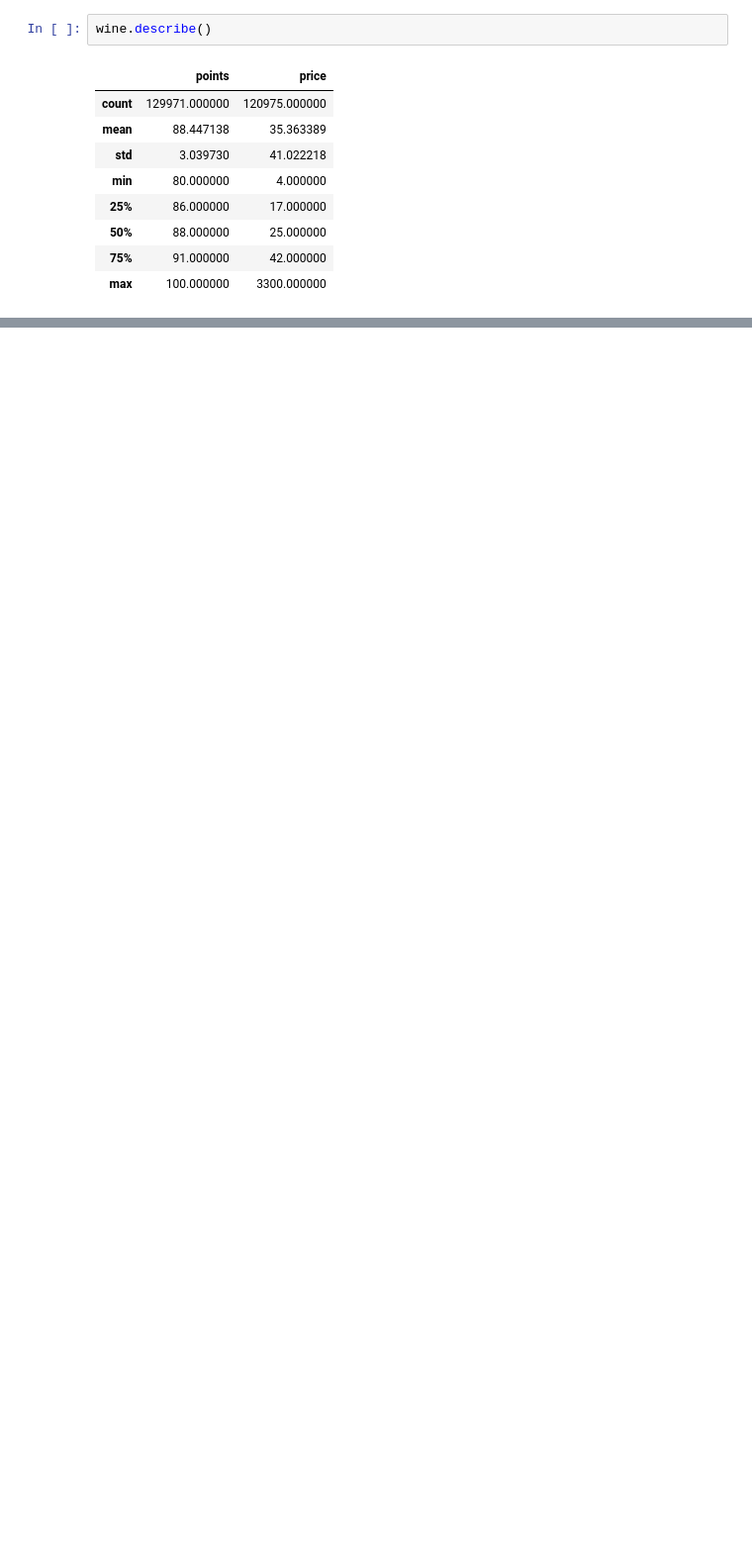
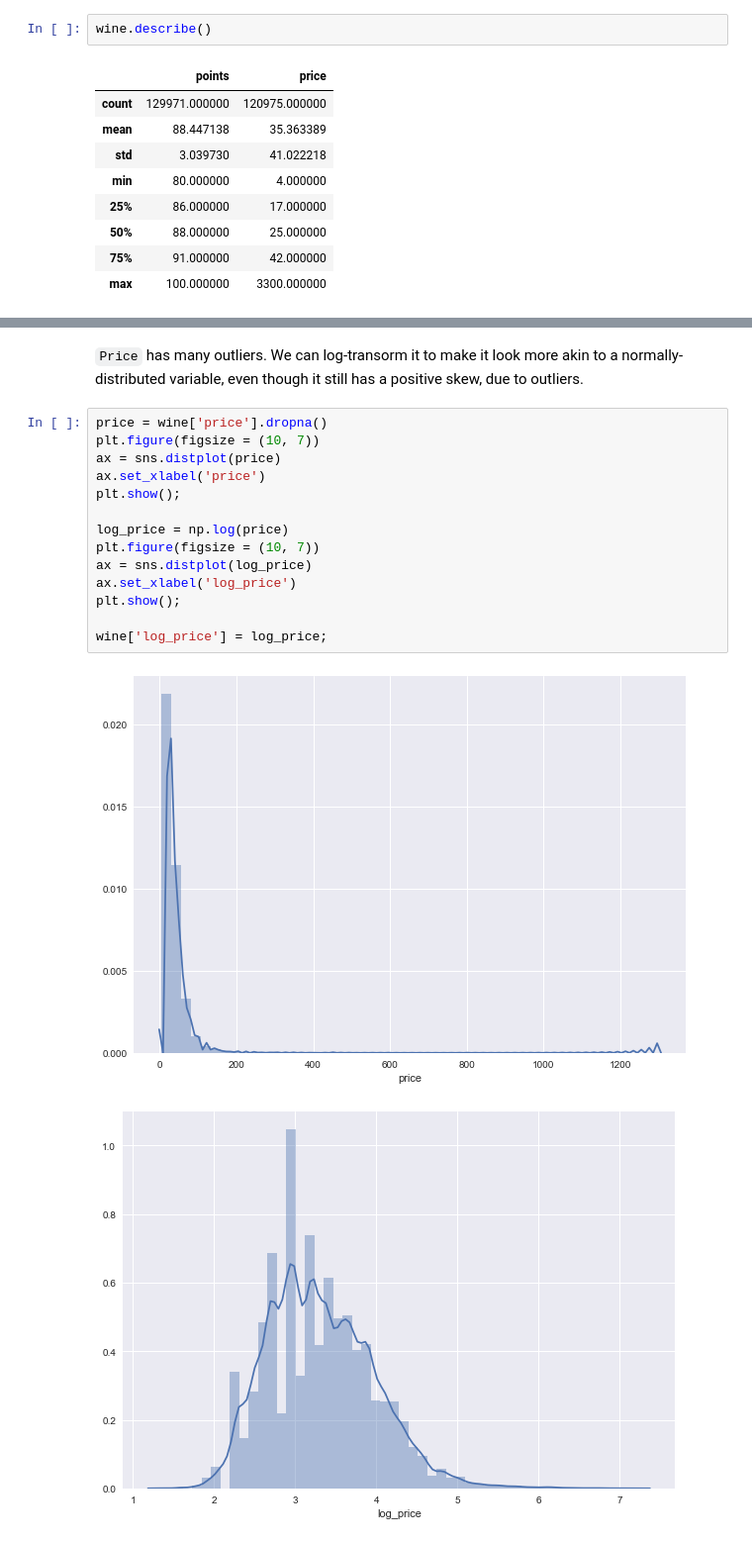
Before and after one commit to jbertscher/wining-and-mining, a Jupyter notebook: notebooks/1.0-jb-initial-data-exploration.ipynb, the cells around one changed output, grey strips where cells are left out. Shown: that part at 99% size. Saved outputs shown, nothing was run; the diff lists cells and outputs as text; blank space fills up the shorter version.

```diff
--- a/notebooks/1.0-jb-initial-data-exploration.ipynb
+++ b/notebooks/1.0-jb-initial-data-exploration.ipynb
@@ -29,0 +78,19 @@ wine.describe()
+# %% [markdown]
+`Price` has many outliers. We can log-transorm it to make it look more akin to a normally-distributed variable, even though it still has a positive skew, due to outliers.
+# %%
+price = wine['price'].dropna()
+plt.figure(figsize = (10, 7))
+ax = sns.distplot(price)
+ax.set_xlabel('price')
+plt.show();
+
+log_price = np.log(price)
+plt.figure(figsize = (10, 7))
+ax = sns.distplot(log_price)
+ax.set_xlabel('log_price')
+plt.show();
+
+wine['log_price'] = log_price;
+# %% [output]
+[figure, added]
+[figure, added]
```
Also changed, not shown: parts of 29 cells of this notebook.
